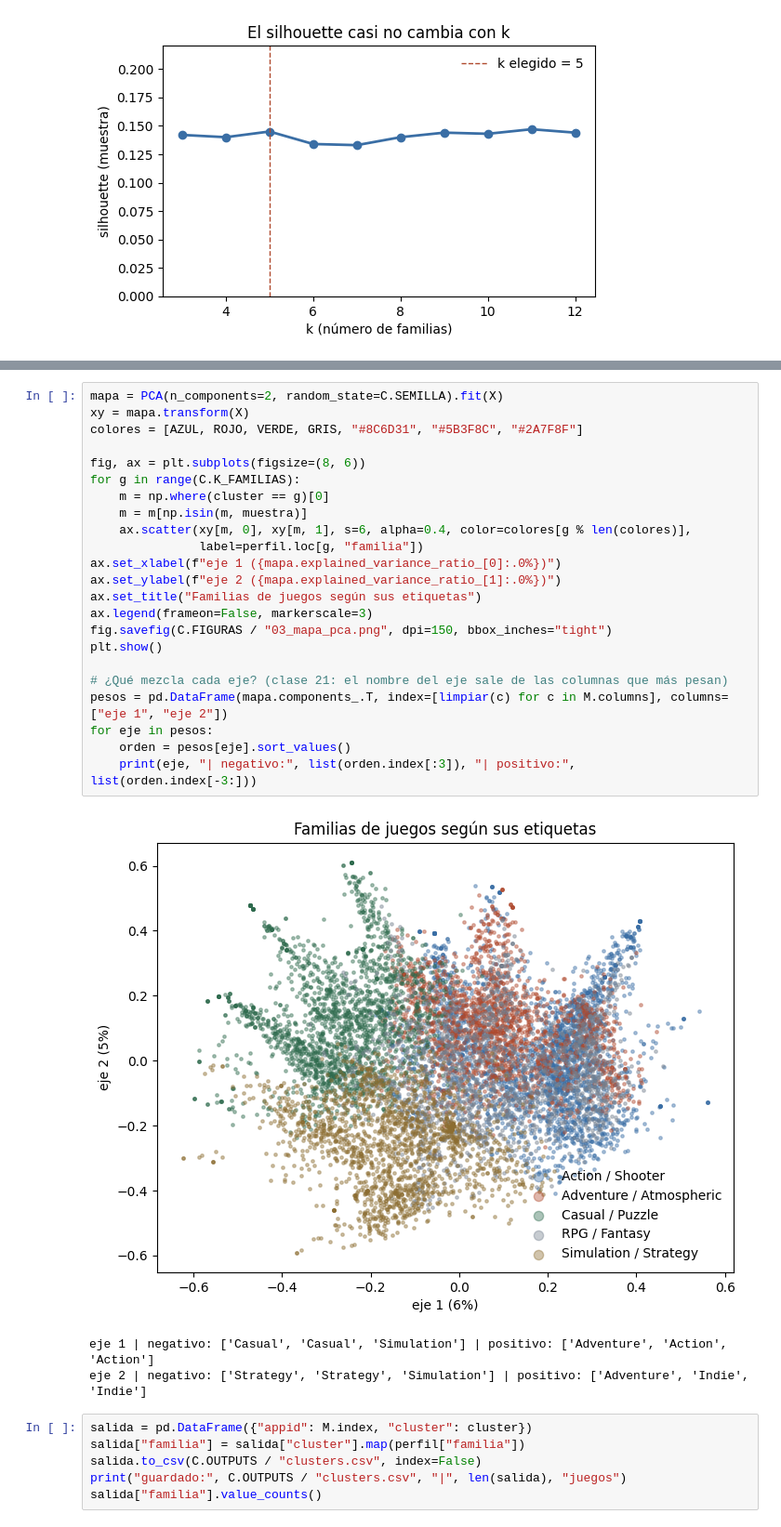
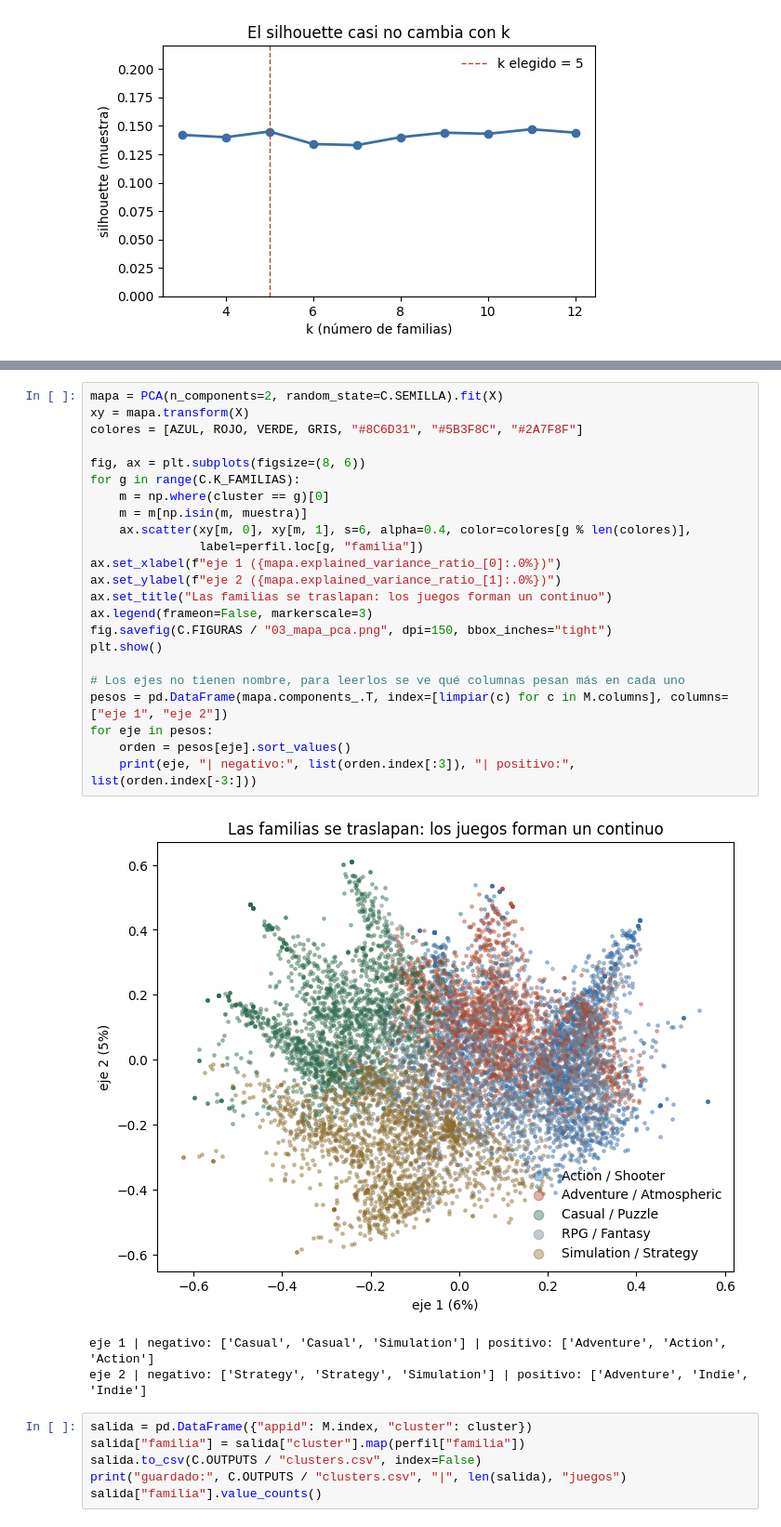
Before and after one commit to Nachopacca24/Data_science_final, a Jupyter notebook: notebooks/03_recomendador_clusters.ipynb, the cells around one changed output, grey strips where cells are left out. Shown at 93% size. Saved outputs shown, nothing was run; the diff lists cells and outputs as text.

```diff
--- a/notebooks/03_recomendador_clusters.ipynb
+++ b/notebooks/03_recomendador_clusters.ipynb
@@ -180,28 +203,28 @@ Para dibujar se usan los dos primeros ejes de PCA, sobre una muestra para que el
 # %%
 mapa = PCA(n_components=2, random_state=C.SEMILLA).fit(X)
 xy = mapa.transform(X)
 colores = [AZUL, ROJO, VERDE, GRIS, "#8C6D31", "#5B3F8C", "#2A7F8F"]
 
 fig, ax = plt.subplots(figsize=(8, 6))
 for g in range(C.K_FAMILIAS):
     m = np.where(cluster == g)[0]
     m = m[np.isin(m, muestra)]
     ax.scatter(xy[m, 0], xy[m, 1], s=6, alpha=0.4, color=colores[g % len(colores)],
                label=perfil.loc[g, "familia"])
 ax.set_xlabel(f"eje 1 ({mapa.explained_variance_ratio_[0]:.0%})")
 ax.set_ylabel(f"eje 2 ({mapa.explained_variance_ratio_[1]:.0%})")
-ax.set_title("Familias de juegos según sus etiquetas")
+ax.set_title("Las familias se traslapan: los juegos forman un continuo")
 ax.legend(frameon=False, markerscale=3)
 fig.savefig(C.FIGURAS / "03_mapa_pca.png", dpi=150, bbox_inches="tight")
 plt.show()
 
-# ¿Qué mezcla cada eje? (clase 21: el nombre del eje sale de las columnas que más pesan)
+# Los ejes no tienen nombre, para leerlos se ve qué columnas pesan más en cada uno
 pesos = pd.DataFrame(mapa.components_.T, index=[limpiar(c) for c in M.columns], columns=["eje 1", "eje 2"])
 for eje in pesos:
     orden = pesos[eje].sort_values()
     print(eje, "| negativo:", list(orden.index[:3]), "| positivo:", list(orden.index[-3:]))
 # %% [output]
-[figure, old version]
+[figure, new version]
 eje 1 | negativo: ['Casual', 'Casual', 'Simulation'] | positivo: ['Adventure', 'Action', 'Action']
 eje 2 | negativo: ['Strategy', 'Strategy', 'Simulation'] | positivo: ['Adventure', 'Indie', 'Indie']
 # %%
```
Also changed, not shown: parts of 10 cells of this notebook, 6 other files.
